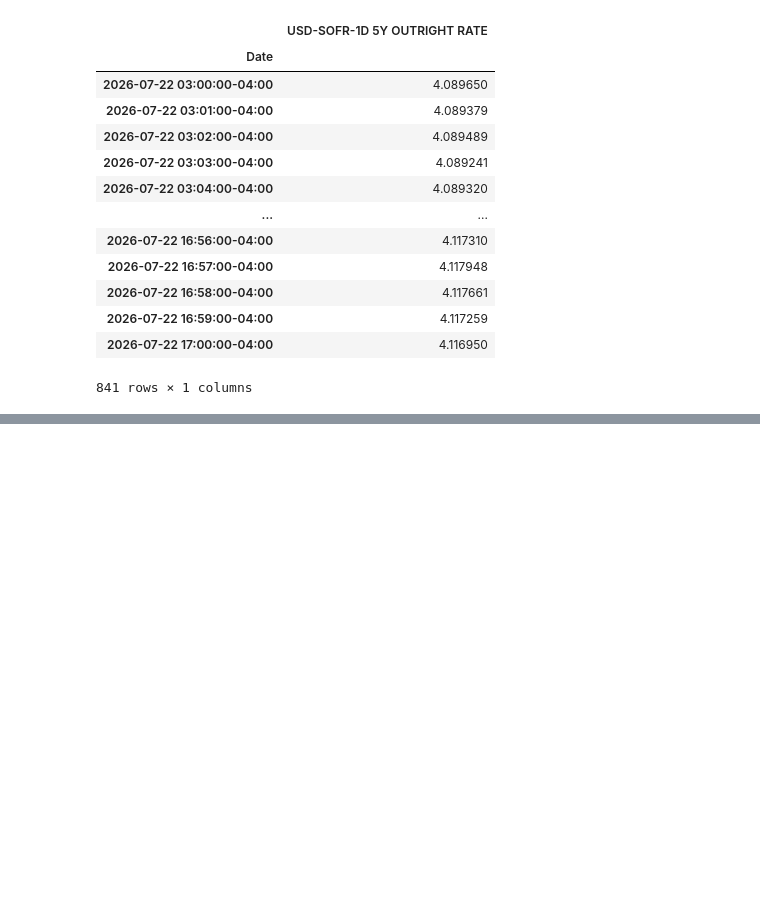
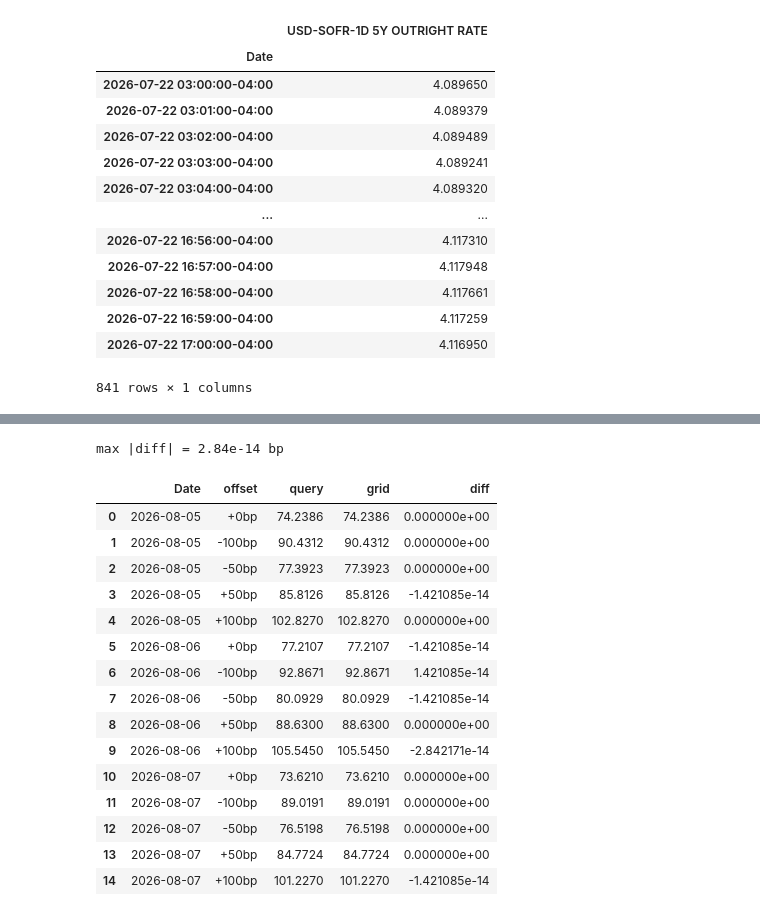
Before and after one commit to yieldcurvemonkey/ARBS, a Jupyter notebook: notebooks/timeseries/citivelo_curves_and_cubes_timeseries.ipynb, the cells around one changed output, grey strips where cells are left out. Cells and saved outputs as stored; diff of their text form; code cells hidden in the pictures; blank space fills up the shorter version.

```diff
--- a/notebooks/timeseries/citivelo_curves_and_cubes_timeseries.ipynb
+++ b/notebooks/timeseries/citivelo_curves_and_cubes_timeseries.ipynb
@@ -398,0 +535,44 @@ legend(valfmt="{:.2f}", show_date=True)
+# %%
+# The index holds whatever the row was PRICED with: a datetime for a freshly
+# computed cell (the request is driven off VOL_TS) and a plain date for one served
+# from the TB cache, which stores the reference point it was built with. Both are
+# the same instant - _dt_to_epoch_ns normalises them, which is why the cache hits
+# across the two - but SwaptionCubeStore partitions on a DATE, and
+# Timestamp.isoformat() would build a "date=2026-08-07T00:00:00" path that matches
+# nothing. Normalise before reading.
+rows = []
+for d in list(skew.index[-3:]):
+    day = d.date() if isinstance(d, datetime.datetime) else d
+    frame = cube_store.read_day(VOL_ASSET, day)
+    sl = frame[(frame["expiry"] == "3M") & (frame["tenor"] == "10Y")]
+    for off in [0] + OFFSETS:
+        cell = sl[sl["offset_bp"] == off]
+        rows.append({
+            "Date": d,
+            "offset": f"{off:+d}bp",
+            "query": float(skew.loc[d, f"{off:+d}bp"]),
+            "grid": float(cell["vol_bp"].iloc[0]) if len(cell) else np.nan,
+        })
+
+tie = pd.DataFrame(rows)
+tie["diff"] = tie["query"] - tie["grid"]
+print(f"max |diff| = {tie['diff'].abs().max():.2e} bp")
+tie
+# %% [output]
+max |diff| = 2.84e-14 bp
+|  | Date | offset | query | grid | diff |
+| 0 | 2026-08-05 | +0bp | 74.2386 | 74.2386 | 0.000000e+00 |
+| 1 | 2026-08-05 | -100bp | 90.4312 | 90.4312 | 0.000000e+00 |
+| 2 | 2026-08-05 | -50bp | 77.3923 | 77.3923 | 0.000000e+00 |
+| 3 | 2026-08-05 | +50bp | 85.8126 | 85.8126 | -1.421085e-14 |
+| 4 | 2026-08-05 | +100bp | 102.8270 | 102.8270 | 0.000000e+00 |
+| 5 | 2026-08-06 | +0bp | 77.2107 | 77.2107 | -1.421085e-14 |
+| 6 | 2026-08-06 | -100bp | 92.8671 | 92.8671 | 1.421085e-14 |
+| 7 | 2026-08-06 | -50bp | 80.0929 | 80.0929 | -1.421085e-14 |
+| 8 | 2026-08-06 | +50bp | 88.6300 | 88.6300 | 0.000000e+00 |
+| 9 | 2026-08-06 | +100bp | 105.5450 | 105.5450 | -2.842171e-14 |
+| 10 | 2026-08-07 | +0bp | 73.6210 | 73.6210 | 0.000000e+00 |
+| 11 | 2026-08-07 | -100bp | 89.0191 | 89.0191 | 0.000000e+00 |
+| 12 | 2026-08-07 | -50bp | 76.5198 | 76.5198 | 0.000000e+00 |
+| 13 | 2026-08-07 | +50bp | 84.7724 | 84.7724 | 0.000000e+00 |
+| 14 | 2026-08-07 | +100bp | 101.2270 | 101.2270 | -1.421085e-14 |
```
Also changed, not shown: parts of 27 cells of this notebook.
